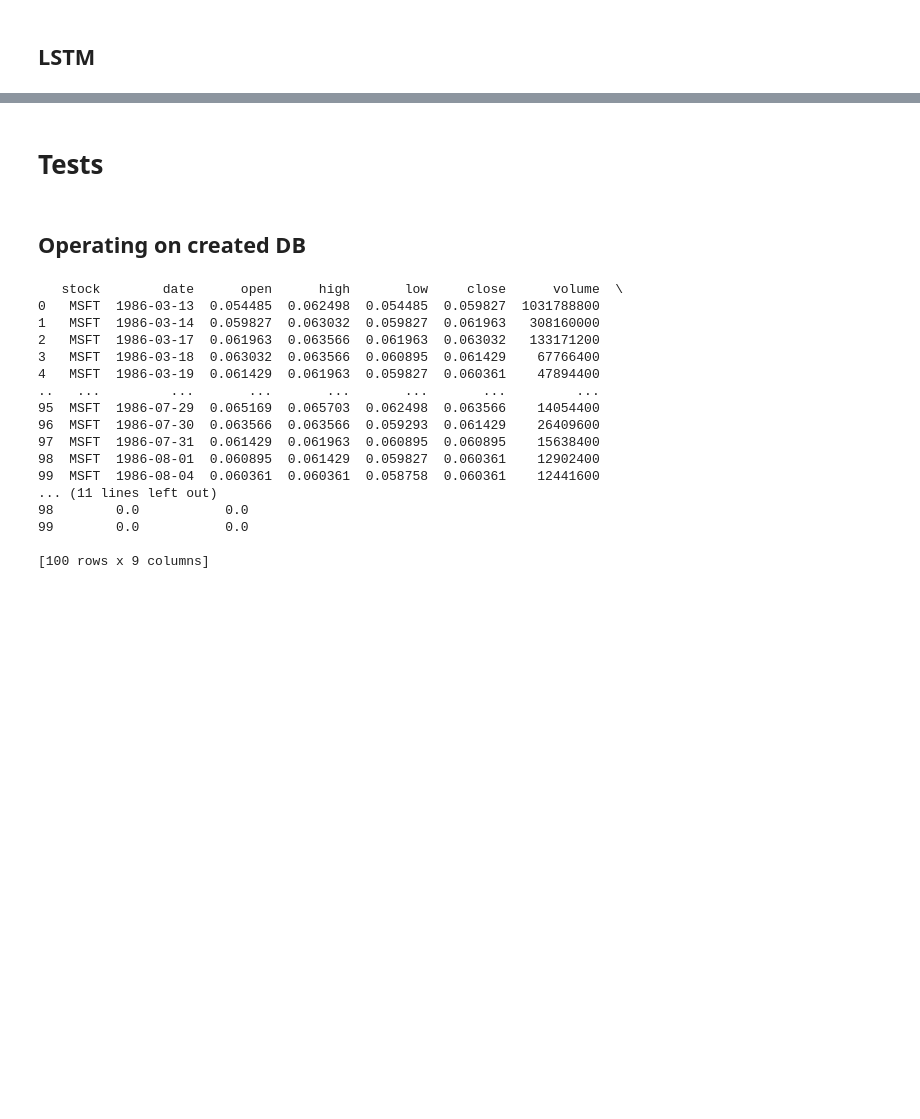
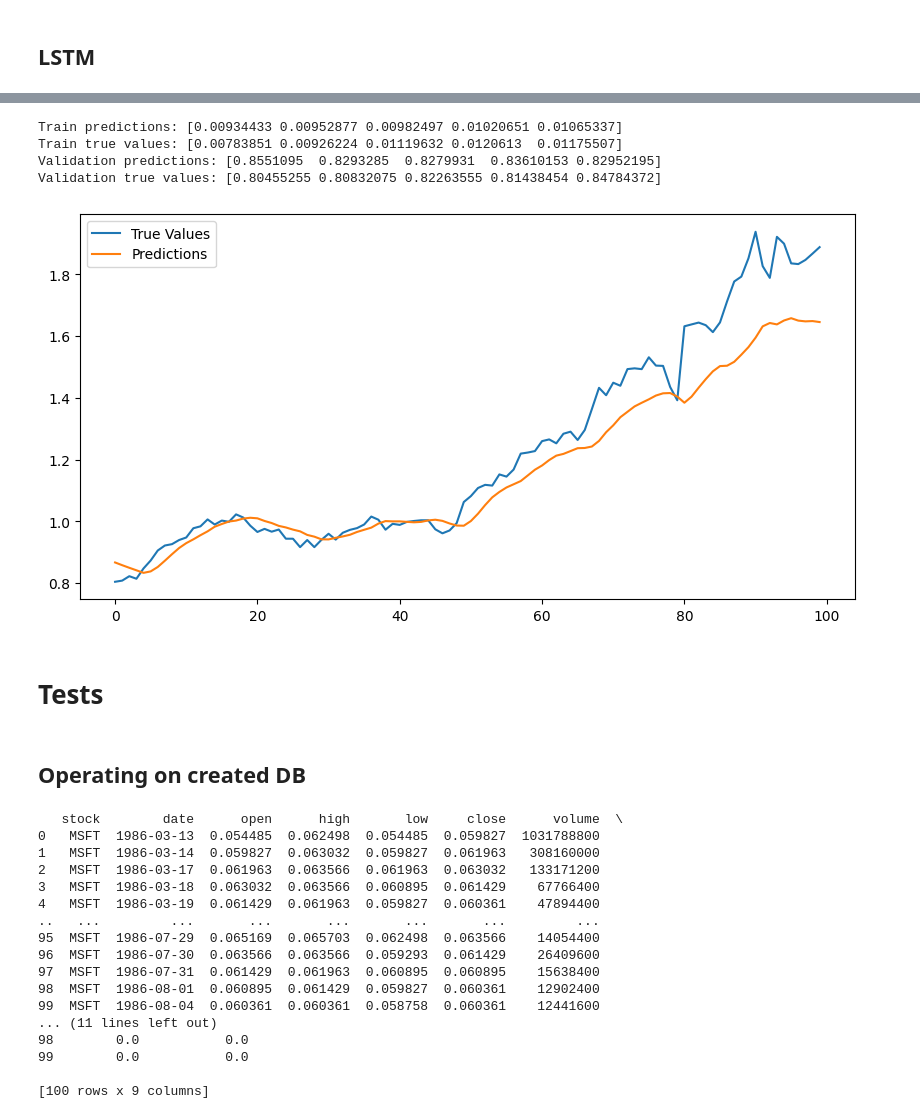
Before and after one commit to kakubicki/stock-forecast, a Jupyter notebook: stock_forecast.ipynb, the cells around one changed output, grey strips where cells are left out. Cells and saved outputs as stored; diff of their text form; code cells hidden in the pictures; blank space fills up the shorter version.

```diff
--- a/stock_forecast.ipynb
+++ b/stock_forecast.ipynb
@@ -324,3 +305,19 @@ from tensorflow.keras.callbacks import ModelCheckpoint
 from tensorflow.keras.losses import MeanSquaredError
 from tensorflow.keras.metrics import RootMeanSquaredError
 from tensorflow.keras.optimizers import Adam
+# %%
+model = Sequential([
+    LSTM(64, activation='tanh', return_sequences=False, input_shape=(seq_length, 1)),
+    Dense(32, activation='relu'),
+    Dense(1)  # Single output for regression
+])
+
+model.compile(optimizer='adam', loss='mse', metrics=['mae'])
+
+# Train the model
+history = model.fit(
+    train_df,
+    validation_data=val_df,
+    epochs=200,  # Experiment with epochs
+    verbose=1
+)
@@ -326,0 +342,35 @@ from tensorflow.keras.optimizers import Adam
+# %%
+
+def make_predictions(model, dataset):
+    predictions = []
+    true_values = []
+
+    for x, y in dataset:
+        preds = model.predict(x, verbose=0)
+        predictions.extend(preds)
+        true_values.extend(y.numpy())
+
+    return np.array(predictions).flatten(), np.array(true_values)
+
+# Generate predictions
+train_preds, train_true = make_predictions(model, train_df)
+val_preds, val_true = make_predictions(model, val_df)
+# %%
+print("Train predictions:", train_preds[:5])
+print("Train true values:", train_true[:5])
+print("Validation predictions:", val_preds[:5])
+print("Validation true values:", val_true[:5])
+# %% [output]
+Train predictions: [0.00934433 0.00952877 0.00982497 0.01020651 0.01065337]
+Train true values: [0.00783851 0.00926224 0.01119632 0.0120613  0.01175507]
+Validation predictions: [0.8551095  0.8293285  0.8279931  0.83610153 0.82952195]
+Validation true values: [0.80455255 0.80832075 0.82263555 0.81438454 0.84784372]
+# %%
+import matplotlib.pyplot as plt
+plt.figure(figsize=(10, 5))
+plt.plot(val_true[:100], label="True Values")
+plt.plot(val_preds[:100], label="Predictions")
+plt.legend()
+plt.show()
+# %% [output]
+[figure, added]
```
Also changed, not shown: parts of 16 cells of this notebook.
